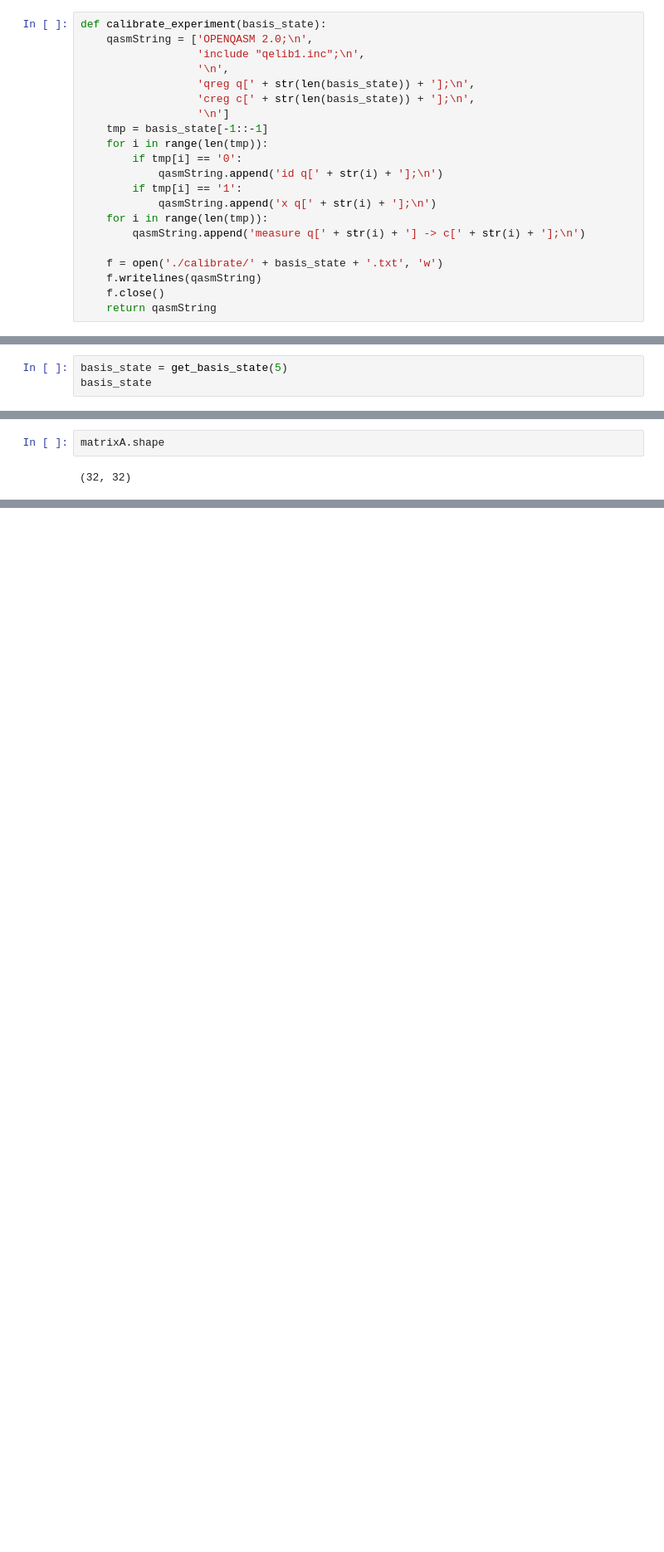
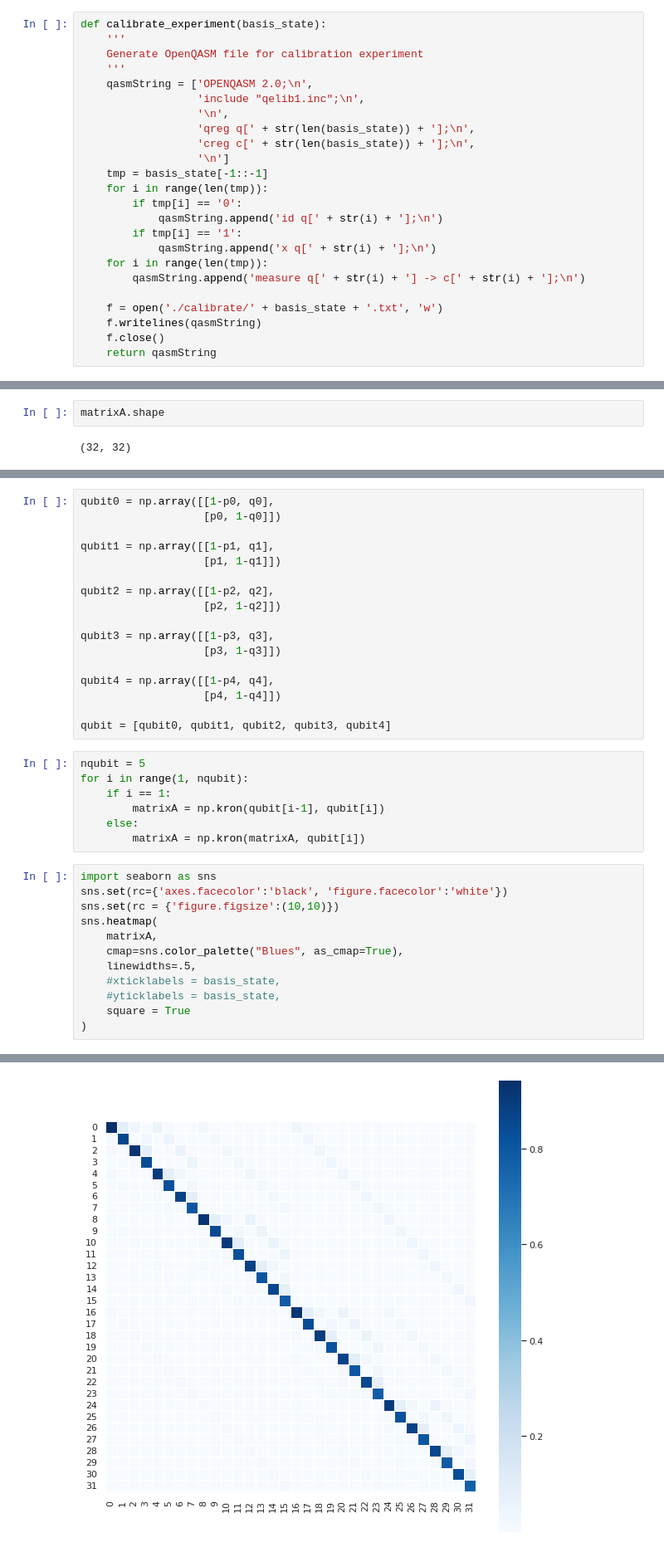
Before and after one commit to dawei-zh/research-mem, a Jupyter notebook: calibration_experiment.ipynb, the cells around one changed output, grey strips where cells are left out. Shown at 83% size. Saved outputs shown, nothing was run; the diff lists cells and outputs as text; blank space fills up the shorter version.

Commit message:
update tensor error of response matrix

```diff
--- a/calibration_experiment.ipynb
+++ b/calibration_experiment.ipynb
@@ -64,5 +64,8 @@ def get_basis_state(nqubit):
 # %%
 def calibrate_experiment(basis_state):
+    '''
+    Generate OpenQASM file for calibration experiment
+    '''
     qasmString = ['OPENQASM 2.0;\n',
                   'include "qelib1.inc";\n',
                   '\n',
@@ -93,6 +102,3 @@ def run_calibration(basis_state, jobName):
     job = backend.run(transpiled, job_name= jobName, shots = 20000)
     #job_monitor(job)
     return job.job_id()
-# %%
-basis_state = get_basis_state(5)
-basis_state
@@ -206,0 +233,37 @@ p_i & 1-q_i
+# %%
+qubit0 = np.array([[1-p0, q0],
+                   [p0, 1-q0]])
+
+qubit1 = np.array([[1-p1, q1],
+                   [p1, 1-q1]])
+
+qubit2 = np.array([[1-p2, q2],
+                   [p2, 1-q2]])
+
+qubit3 = np.array([[1-p3, q3],
+                   [p3, 1-q3]])
+
+qubit4 = np.array([[1-p4, q4],
+                   [p4, 1-q4]])
+
+qubit = [qubit0, qubit1, qubit2, qubit3, qubit4]
+# %%
+nqubit = 5
+for i in range(1, nqubit):
+    if i == 1:
+        matrixA = np.kron(qubit[i-1], qubit[i])
+    else:
+        matrixA = np.kron(matrixA, qubit[i])
+# %%
+import seaborn as sns
+sns.set(rc={'axes.facecolor':'black', 'figure.facecolor':'white'})
+sns.set(rc = {'figure.figsize':(10,10)})
+sns.heatmap(
+    matrixA,
+    cmap=sns.color_palette("Blues", as_cmap=True),
+    linewidths=.5,
+    #xticklabels = basis_state,
+    #yticklabels = basis_state,
+    square = True
+)
+# %% [output]
@@ -206,0 +271 @@ p_i & 1-q_i
+[figure, added]
```
Also changed, not shown: parts of 12 cells of this notebook, 34 other files.
